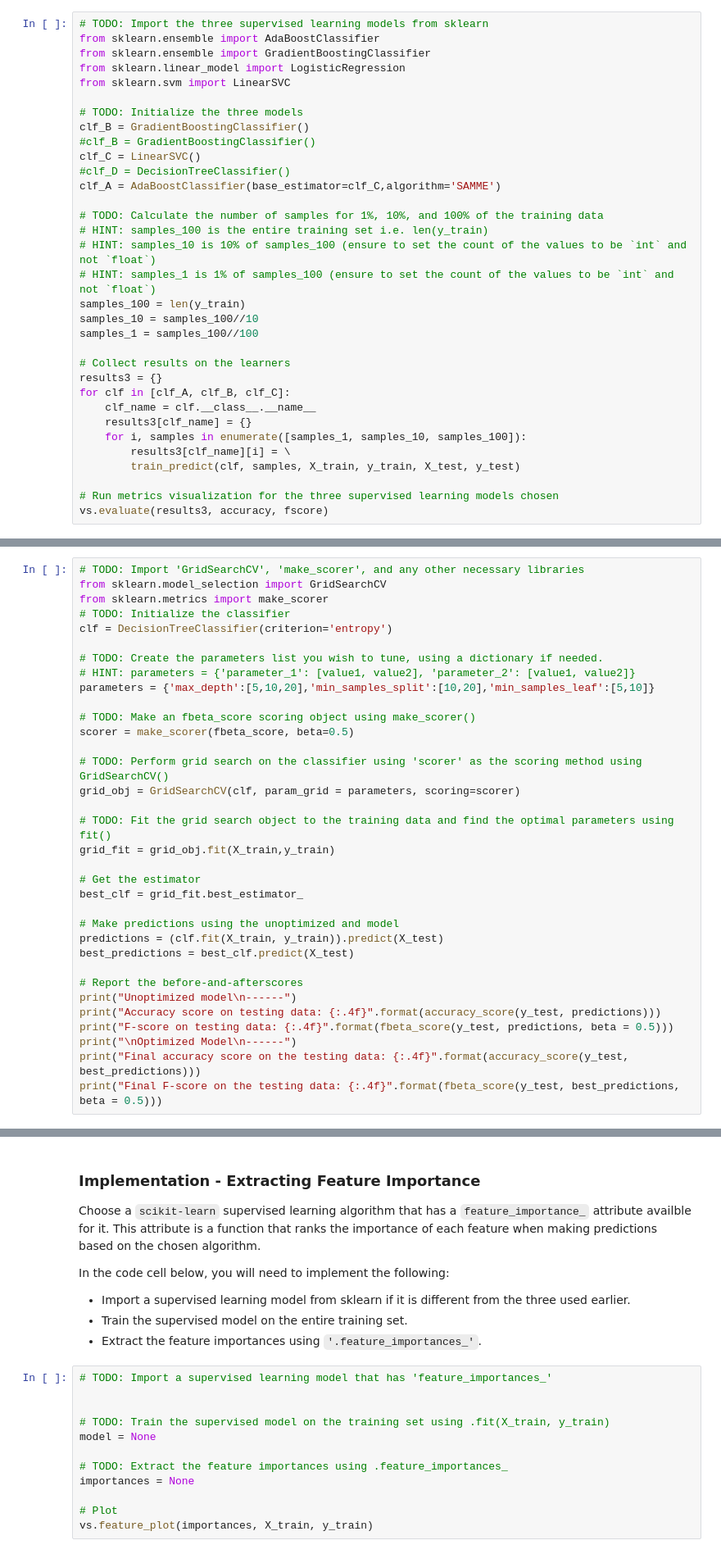
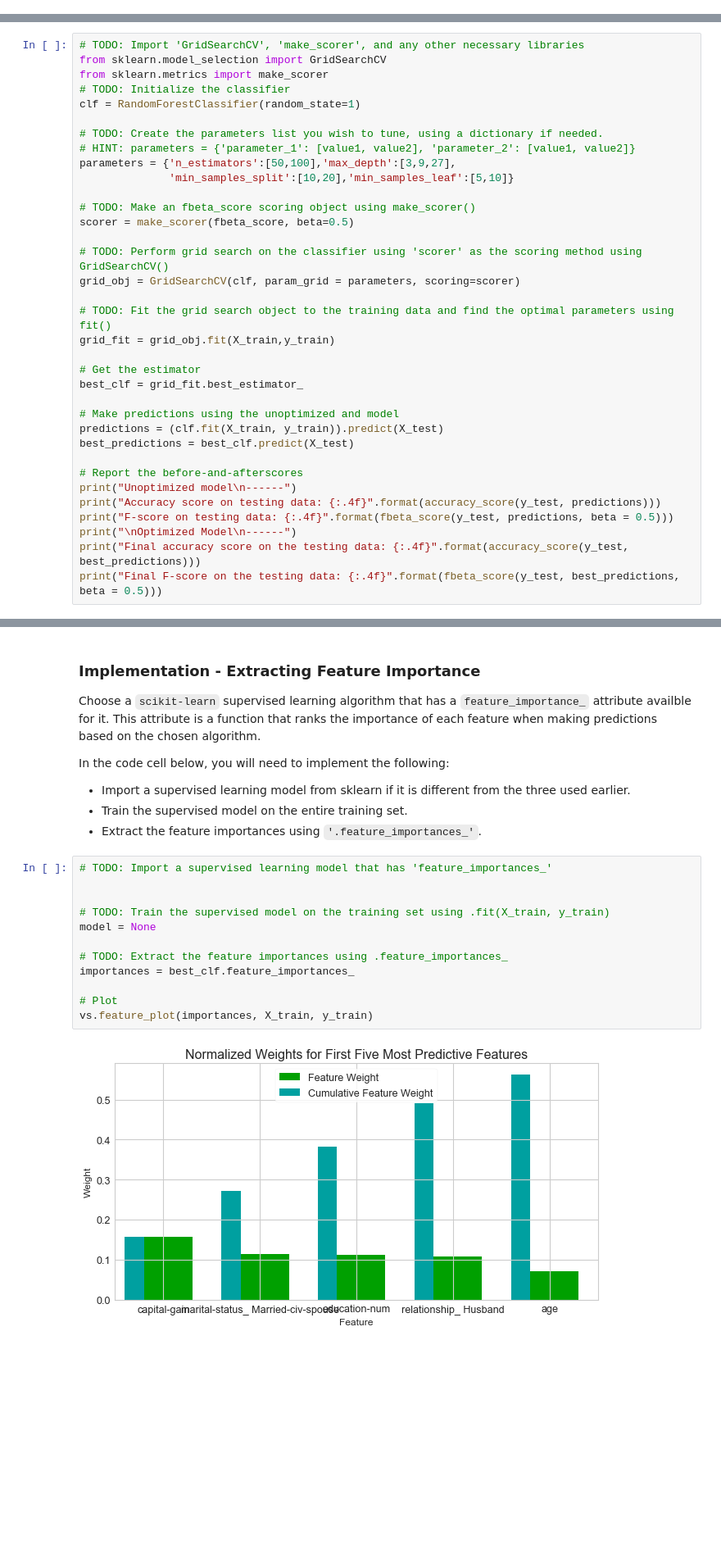
Before and after one commit to RobbyJS/Intro_to_ML, a Jupyter notebook: projects/p1_charityml/finding_donors.ipynb, the cells around one changed output, grey strips where cells are left out. Shown at 82% size. Drawn from its saved outputs; the diff is of its cells as text; blank space fills up the shorter version.

```diff
--- a/projects/p1_charityml/finding_donors.ipynb
+++ b/projects/p1_charityml/finding_donors.ipynb
@@ -666,33 +563,0 @@ Again, random forest could be overfitting. However obtains around 0.7 in f-score
-# %%
-# TODO: Import the three supervised learning models from sklearn
-from sklearn.ensemble import AdaBoostClassifier
-from sklearn.ensemble import GradientBoostingClassifier
-from sklearn.linear_model import LogisticRegression
-from sklearn.svm import LinearSVC
-
-# TODO: Initialize the three models
-clf_B = GradientBoostingClassifier()
-#clf_B = GradientBoostingClassifier()
-clf_C = LinearSVC()
-#clf_D = DecisionTreeClassifier()
-clf_A = AdaBoostClassifier(base_estimator=clf_C,algorithm='SAMME')
-
-# TODO: Calculate the number of samples for 1%, 10%, and 100% of the training data
-# HINT: samples_100 is the entire training set i.e. len(y_train)
-# HINT: samples_10 is 10% of samples_100 (ensure to set the count of the values to be `int` and not `float`)
-# HINT: samples_1 is 1% of samples_100 (ensure to set the count of the values to be `int` and not `float`)
-samples_100 = len(y_train)
-samples_10 = samples_100//10
-samples_1 = samples_100//100
-
-# Collect results on the learners
-results3 = {}
-for clf in [clf_A, clf_B, clf_C]:
-    clf_name = clf.__class__.__name__
-    results3[clf_name] = {}
-    for i, samples in enumerate([samples_1, samples_10, samples_100]):
-        results3[clf_name][i] = \
-        train_predict(clf, samples, X_train, y_train, X_test, y_test)
-
-# Run metrics visualization for the three supervised learning models chosen
-vs.evaluate(results3, accuracy, fscore)
@@ -754,11 +616,12 @@ Fine tune the chosen model. Use grid search (`GridSearchCV`) with at least one i
 from sklearn.model_selection import GridSearchCV
 from sklearn.metrics import make_scorer
 # TODO: Initialize the classifier
-clf = DecisionTreeClassifier(criterion='entropy')
+clf = RandomForestClassifier(random_state=1)
 
 # TODO: Create the parameters list you wish to tune, using a dictionary if needed.
 # HINT: parameters = {'parameter_1': [value1, value2], 'parameter_2': [value1, value2]}
-parameters = {'max_depth':[5,10,20],'min_samples_split':[10,20],'min_samples_leaf':[5,10]}
+parameters = {'n_estimators':[50,100],'max_depth':[3,9,27],
+              'min_samples_split':[10,20],'min_samples_leaf':[5,10]}
 
 # TODO: Make an fbeta_score scoring object using make_scorer()
 scorer = make_scorer(fbeta_score, beta=0.5)
@@ -833,12 +720,14 @@ In the code cell below, you will need to implement the following:
 # %%
 # TODO: Import a supervised learning model that has 'feature_importances_'
 
 
 # TODO: Train the supervised model on the training set using .fit(X_train, y_train)
 model = None
 
 # TODO: Extract the feature importances using .feature_importances_
-importances = None
+importances = best_clf.feature_importances_
 
 # Plot
 vs.feature_plot(importances, X_train, y_train)
+# %% [output]
+[figure, added]
```
Also changed, not shown: parts of 32 cells of this notebook.
